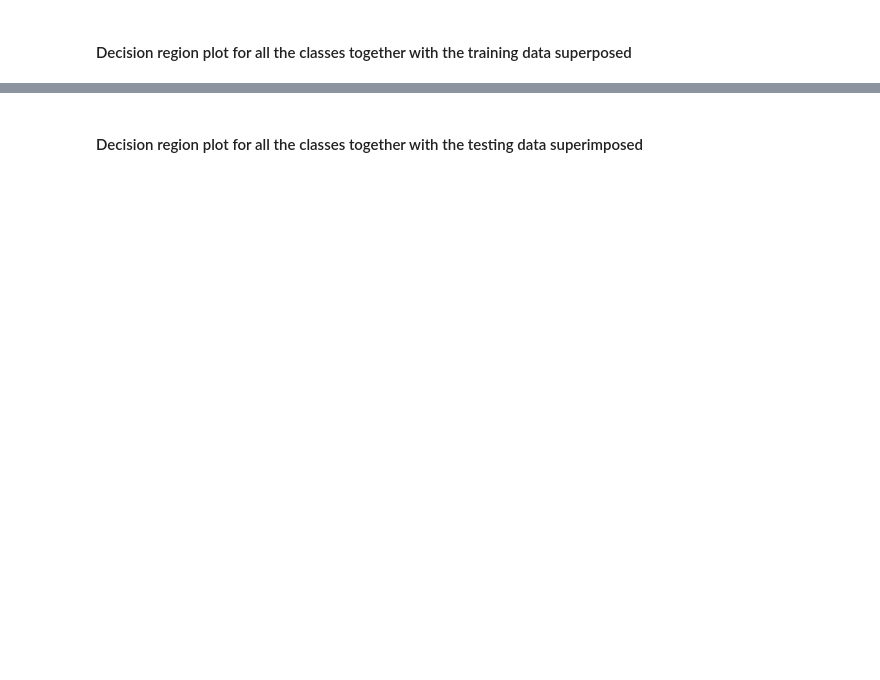
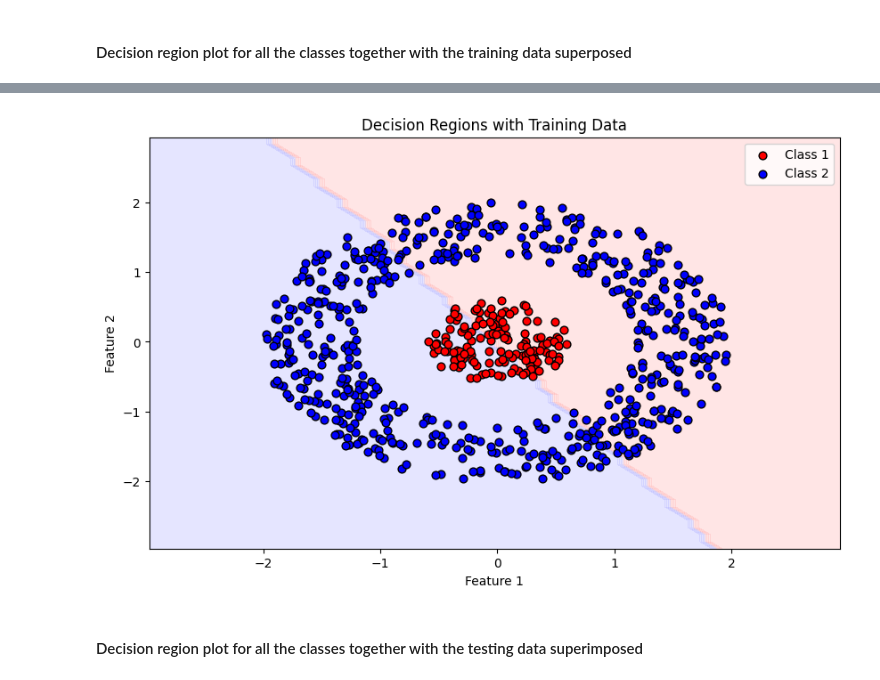
Before and after one commit to RakshithaKalkura/IML-project-dec-2024, a Jupyter notebook: bayesClassifier/case2/nonlinear.ipynb, the cells around one changed output, grey strips where cells are left out. Drawn from its saved outputs; the diff is of its cells as text; code cells hidden in the pictures; blank space fills up the shorter version.

```diff
--- a/bayesClassifier/case2/nonlinear.ipynb
+++ b/bayesClassifier/case2/nonlinear.ipynb
@@ -108,2 +101,50 @@ plot_decision_region(X_train, y_train, nb_classifier)
+# %%
+import numpy as np
+import matplotlib.pyplot as plt
+from matplotlib.colors import ListedColormap
+
+# Assuming 'means', 'shared_covariance', and 'predict' are defined as in the previous code
+
+# Create a mesh grid based on feature ranges
+def create_meshgrid(X, h=0.1):
+    x_min, x_max = X[:, 0].min() - 1, X[:, 0].max() + 1
+    y_min, y_max = X[:, 1].min() - 1, X[:, 1].max() + 1
+    xx, yy = np.meshgrid(np.arange(x_min, x_max, h), np.arange(y_min, y_max, h))
+    return xx, yy
+
+# Predict function adapted for mesh grid points
+def predict_meshgrid(xx, yy, means, shared_covariance):
+    grid_points = np.c_[xx.ravel(), yy.ravel()]
+    predictions = predict(grid_points, means, shared_covariance)
+    return predictions.reshape(xx.shape)
+
+# Plot decision regions and training data
+def plot_decision_regions(X, y, means, shared_covariance):
+    xx, yy = create_meshgrid(X)
+    Z = predict_meshgrid(xx, yy, means, shared_covariance)
+
+    # Define color maps
+    cmap_light = ListedColormap(['#FFAAAA', '#AAAAFF'])
+    cmap_bold = ListedColormap(['#FF0000', '#0000FF'])
+
+    # Plot decision boundary and regions
+    plt.figure(figsize=(10, 6))
+    plt.contourf(xx, yy, Z, alpha=0.3, cmap=cmap_light)
+
+    # Plot training points with different colors for each class
+    for idx, cls in enumerate(np.unique(y)):
+        plt.scatter(X[y == cls, 0], X[y == cls, 1], c=cmap_bold(idx), label=f"Class {int(cls)}", edgecolor="k", s=40)
+
+    plt.xlabel("Feature 1")
+    plt.ylabel("Feature 2")
+    plt.title("Decision Regions with Training Data")
+    plt.legend()
+    plt.show()
+
+
+# Plot decision regions with training data
+plot_decision_regions(X_train, y_train, means, shared_covariance)
+# %% [output]
+[figure, added]
 # %% [markdown]
 #### Decision region plot for all the classes together with the testing data superimposed
```
Also changed, not shown: parts of 21 cells of this notebook, 6 other files.
